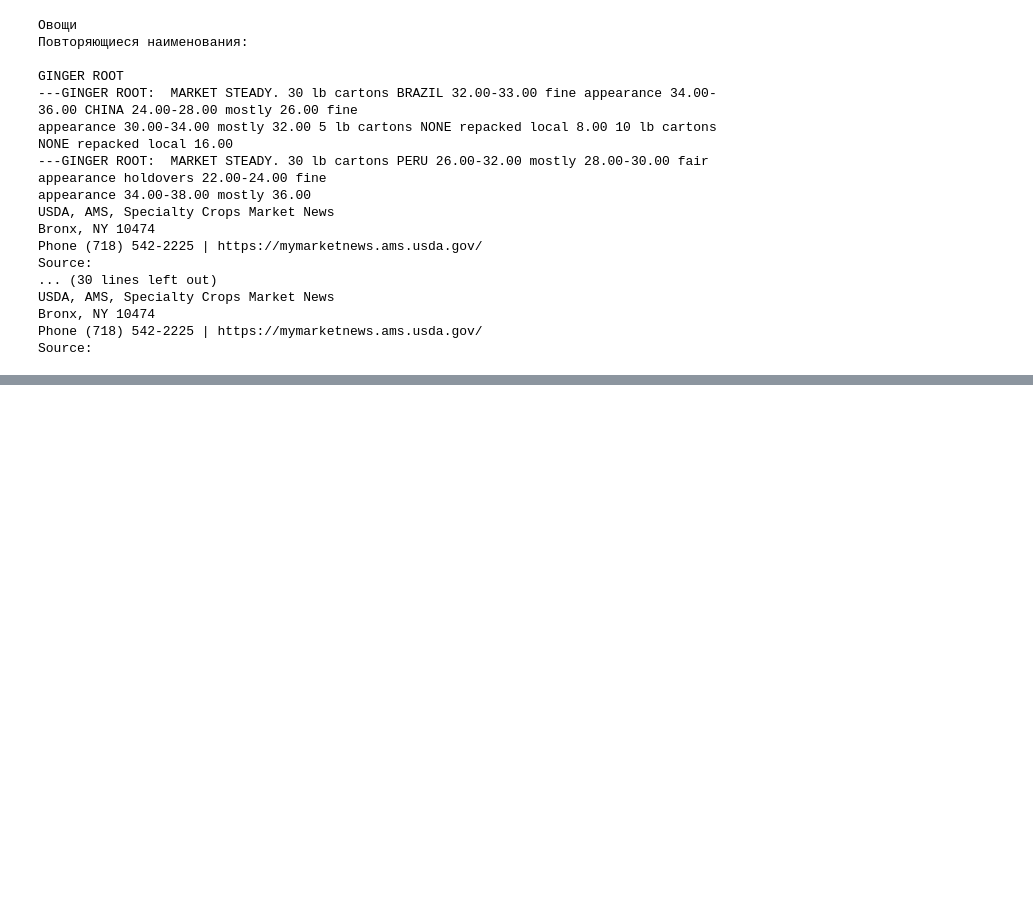
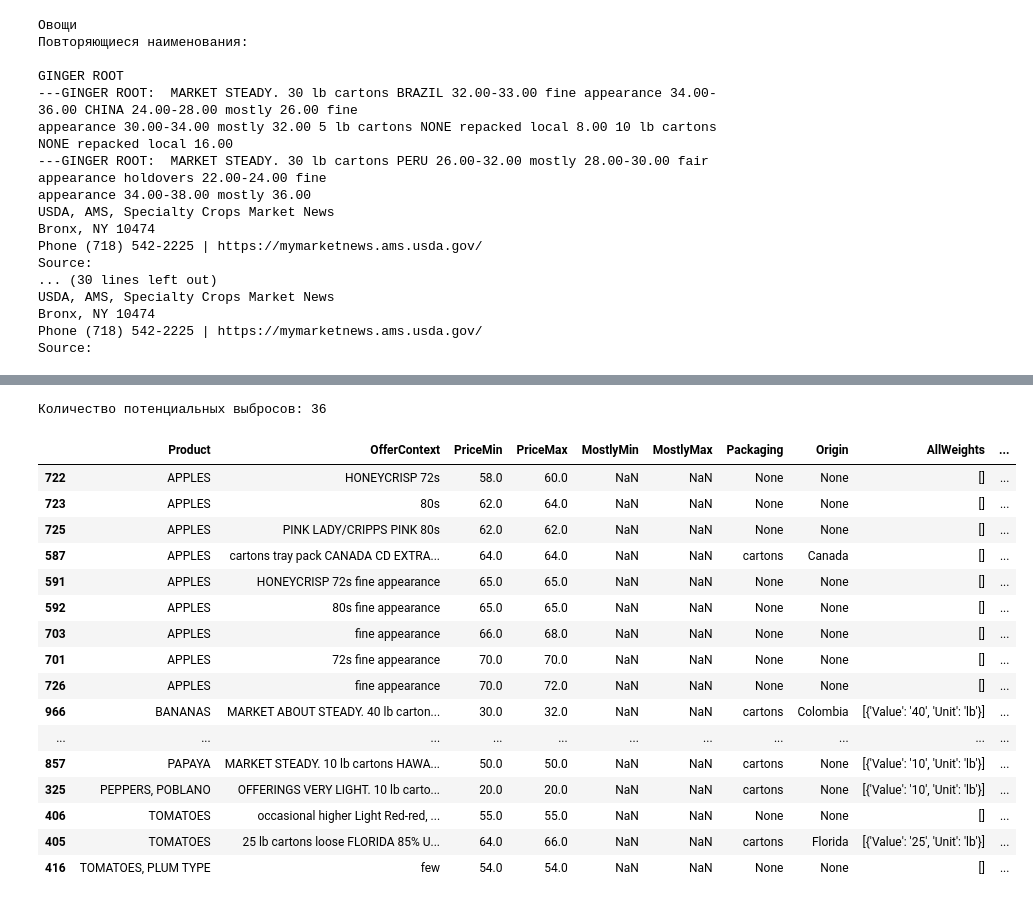
Before and after one commit to sardq/methods-optimizathion-restaurant, a Jupyter notebook: fruifs_vegetables_sales.ipynb, the cells around one changed output, grey strips where cells are left out. Saved outputs shown, nothing was run; the diff lists cells and outputs as text; code cells hidden in the pictures; blank space fills up the shorter version.

```diff
--- a/fruifs_vegetables_sales.ipynb
+++ b/fruifs_vegetables_sales.ipynb
@@ -277,0 +716,16 @@ Source:
+# %%
+locations = [
+    "CALIFORNIA", "FLORIDA", "TEXAS", "NEW YORK",
+    "NEW JERSEY", "MICHIGAN", "CANADA", "MEXICO",
+    "COLOMBIA", "CHILE", "PERU", "BRAZIL",
+    "ARGENTINA", "GUATEMALA", "HONDURAS"
+]
+
+for location in locations:
+    count = df_market_prices["OfferContext"].str.contains(
+        rf"\b{location}\b",
+        case=False,
+        na=False
+    ).sum()
+
+    print(f"{location}: {count}")
@@ -277,0 +1212,57 @@ Source:
+# %%
+outlier_records = []
+
+for product, group in df_market_prices.groupby("Product"):
+    q1 = group["PriceMin"].quantile(0.25)
+    q3 = group["PriceMin"].quantile(0.75)
+    iqr = q3 - q1
+
+    lower = q1 - 1.5 * iqr
+    upper = q3 + 1.5 * iqr
+
+    outliers = group[
+        (group["PriceMin"] < lower) |
+        (group["PriceMin"] > upper)
+    ].copy()
+
+    outlier_records.append(outliers)
+
+price_outliers = pd.concat(outlier_records)
+
+print("Количество потенциальных выбросов:", len(price_outliers))
+
+display(
+    price_outliers[
+        [
+            "Product",
+            "OfferContext",
+            "PriceMin",
+            "PriceMax",
+            "MostlyMin",
+            "MostlyMax",
+            "Packaging",
+            "Origin",
+            "AllWeights",
+            "OriginalDescription"
+        ]
+    ].sort_values(["Product", "PriceMin"])
+)
+# %% [output]
+Количество потенциальных выбросов: 36
+|  | Product | OfferContext | PriceMin | PriceMax | MostlyMin | MostlyMax | Packaging | Origin | AllWeights | ... |
+| 722 | APPLES | HONEYCRISP 72s | 58.0 | 60.0 | NaN | NaN | None | None | [] | ... |
+| 723 | APPLES | 80s | 62.0 | 64.0 | NaN | NaN | None | None | [] | ... |
+| 725 | APPLES | PINK LADY/CRIPPS PINK 80s | 62.0 | 62.0 | NaN | NaN | None | None | [] | ... |
+| 587 | APPLES | cartons tray pack CANADA CD EXTRA... | 64.0 | 64.0 | NaN | NaN | cartons | Canada | [] | ... |
+| 591 | APPLES | HONEYCRISP 72s fine appearance | 65.0 | 65.0 | NaN | NaN | None | None | [] | ... |
+| 592 | APPLES | 80s fine appearance | 65.0 | 65.0 | NaN | NaN | None | None | [] | ... |
+| 703 | APPLES | fine appearance | 66.0 | 68.0 | NaN | NaN | None | None | [] | ... |
+| 701 | APPLES | 72s fine appearance | 70.0 | 70.0 | NaN | NaN | None | None | [] | ... |
+| 726 | APPLES | fine appearance | 70.0 | 72.0 | NaN | NaN | None | None | [] | ... |
+| 966 | BANANAS | MARKET ABOUT STEADY. 40 lb carton... | 30.0 | 32.0 | NaN | NaN | cartons | Colombia | [{'Value': '40', 'Unit': 'lb'}] | ... |
+| ... | ... | ... | ... | ... | ... | ... | ... | ... | ... | ... |
+| 857 | PAPAYA | MARKET STEADY. 10 lb cartons HAWA... | 50.0 | 50.0 | NaN | NaN | cartons | None | [{'Value': '10', 'Unit': 'lb'}] | ... |
+| 325 | PEPPERS, POBLANO | OFFERINGS VERY LIGHT. 10 lb carto... | 20.0 | 20.0 | NaN | NaN | cartons | None | [{'Value': '10', 'Unit': 'lb'}] | ... |
+| 406 | TOMATOES | occasional higher Light Red-red, ... | 55.0 | 55.0 | NaN | NaN | None | None | [] | ... |
+| 405 | TOMATOES | 25 lb cartons loose FLORIDA 85% U... | 64.0 | 66.0 | NaN | NaN | cartons | Florida | [{'Value': '25', 'Unit': 'lb'}] | ... |
+| 416 | TOMATOES, PLUM TYPE | few | 54.0 | 54.0 | NaN | NaN | None | None | [] | ... |
```
Also changed, not shown: parts of 34 cells of this notebook, 24 other files.
